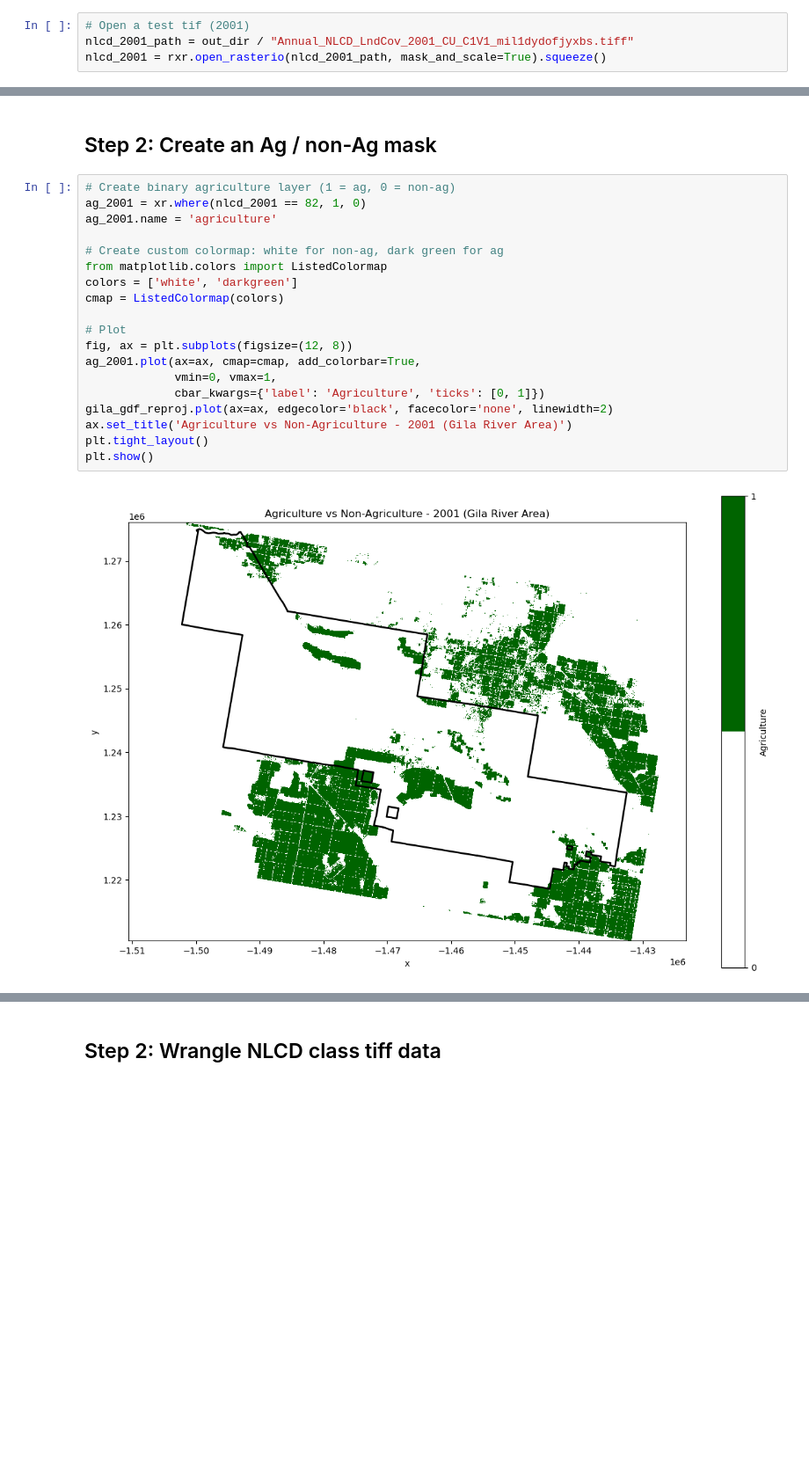
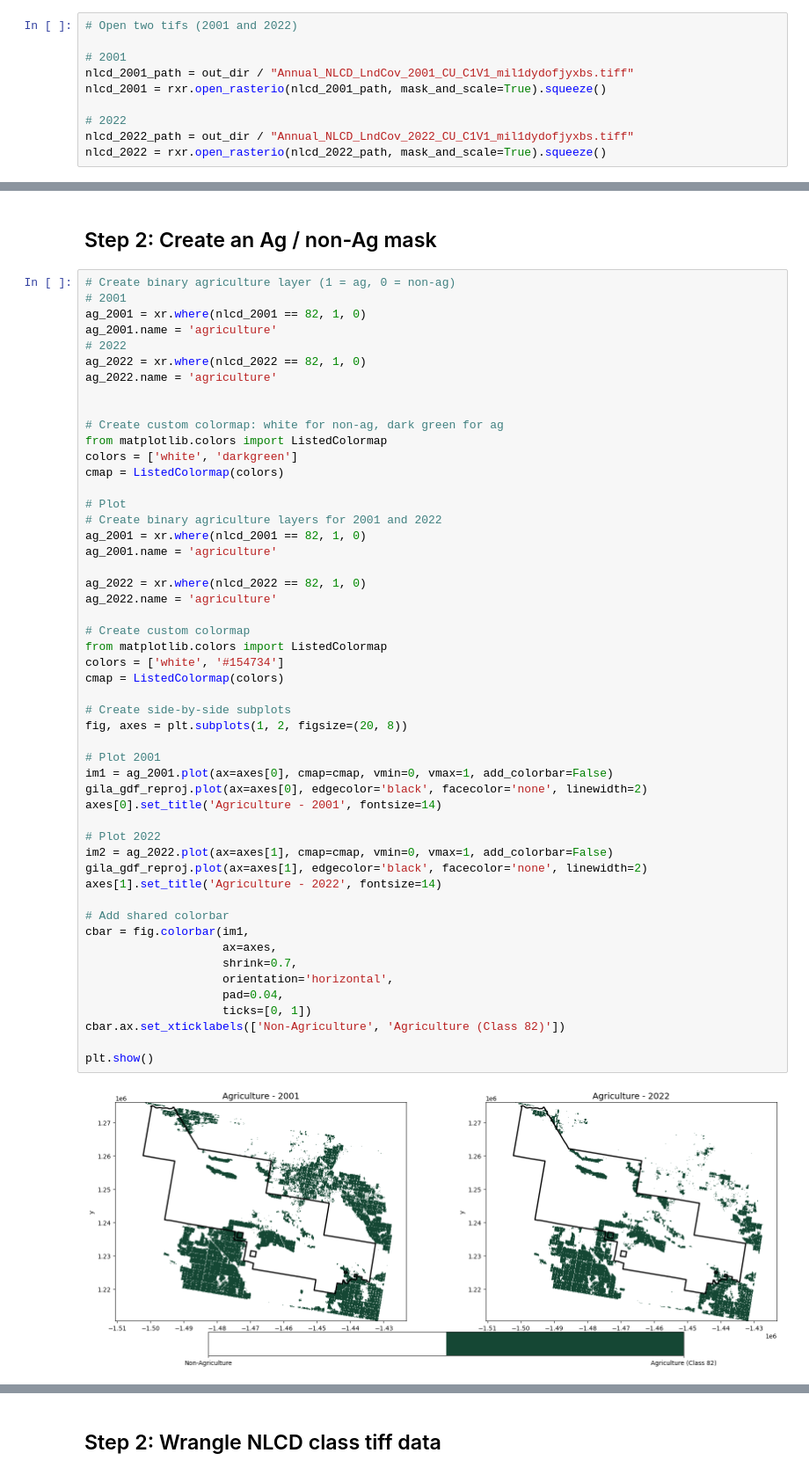
Before and after one commit to earthlab-education/04-vegetation-natshoff, a Jupyter notebook: notebooks/vegetation-05-portfolio.ipynb, the cells around one changed output, grey strips where cells are left out. Shown at 88% size. Saved outputs shown, nothing was run; the diff lists cells and outputs as text; blank space fills up the shorter version.

```diff
--- a/notebooks/vegetation-05-portfolio.ipynb
+++ b/notebooks/vegetation-05-portfolio.ipynb
@@ -65,9 +65,15 @@ Extracting Annual_NLCD_LndCov_2020_CU_C1V1_mil1dydofjyxbs.tiff from NLCD_mil1dyd
 Extracting Annual_NLCD_LndCov_2021_CU_C1V1_mil1dydofjyxbs.tiff from NLCD_mil1dydofjyxbs.zip
 Extracting Annual_NLCD_LndCov_2022_CU_C1V1_mil1dydofjyxbs.tiff from NLCD_mil1dydofjyxbs.zip
 # %%
-# Open a test tif (2001)
+# Open two tifs (2001 and 2022)
+
+# 2001
 nlcd_2001_path = out_dir / "Annual_NLCD_LndCov_2001_CU_C1V1_mil1dydofjyxbs.tiff"
 nlcd_2001 = rxr.open_rasterio(nlcd_2001_path, mask_and_scale=True).squeeze()
+
+# 2022
+nlcd_2022_path = out_dir / "Annual_NLCD_LndCov_2022_CU_C1V1_mil1dydofjyxbs.tiff"
+nlcd_2022 = rxr.open_rasterio(nlcd_2022_path, mask_and_scale=True).squeeze()
 # %%
 # Check CRS of the nlcd dataset
 print("NLCD 2001 CRS:")
@@ -102,22 +110,54 @@ plt.show()
 ## Step 2: Create an Ag / non-Ag mask
 # %%
 # Create binary agriculture layer (1 = ag, 0 = non-ag)
+# 2001
 ag_2001 = xr.where(nlcd_2001 == 82, 1, 0)
 ag_2001.name = 'agriculture'
+# 2022
+ag_2022 = xr.where(nlcd_2022 == 82, 1, 0)
+ag_2022.name = 'agriculture'
+
 
 # Create custom colormap: white for non-ag, dark green for ag
 from matplotlib.colors import ListedColormap
 colors = ['white', 'darkgreen']
 cmap = ListedColormap(colors)
 
 # Plot
-fig, ax = plt.subplots(figsize=(12, 8))
-ag_2001.plot(ax=ax, cmap=cmap, add_colorbar=True,
-             vmin=0, vmax=1,
-             cbar_kwargs={'label': 'Agriculture', 'ticks': [0, 1]})
-gila_gdf_reproj.plot(ax=ax, edgecolor='black', facecolor='none', linewidth=2)
-ax.set_title('Agriculture vs Non-Agriculture - 2001 (Gila River Area)')
-plt.tight_layout()
+# Create binary agriculture layers for 2001 and 2022
+ag_2001 = xr.where(nlcd_2001 == 82, 1, 0)
+ag_2001.name = 'agriculture'
+
+ag_2022 = xr.where(nlcd_2022 == 82, 1, 0)
+ag_2022.name = 'agriculture'
+
+# Create custom colormap
+from matplotlib.colors import ListedColormap
+colors = ['white', '#154734']
+cmap = ListedColormap(colors)
+
+# Create side-by-side subplots
+fig, axes = plt.subplots(1, 2, figsize=(20, 8))
+
+# Plot 2001
+im1 = ag_2001.plot(ax=axes[0], cmap=cmap, vmin=0, vmax=1, add_colorbar=False)
+gila_gdf_reproj.plot(ax=axes[0], edgecolor='black', facecolor='none', linewidth=2)
+axes[0].set_title('Agriculture - 2001', fontsize=14)
+
+# Plot 2022
+im2 = ag_2022.plot(ax=axes[1], cmap=cmap, vmin=0, vmax=1, add_colorbar=False)
+gila_gdf_reproj.plot(ax=axes[1], edgecolor='black', facecolor='none', linewidth=2)
+axes[1].set_title('Agriculture - 2022', fontsize=14)
+
+# Add shared colorbar
+cbar = fig.colorbar(im1,
+                    ax=axes,
+                    shrink=0.7,
+                    orientation='horizontal',
+                    pad=0.04,
+                    ticks=[0, 1])
+cbar.ax.set_xticklabels(['Non-Agriculture', 'Agriculture (Class 82)'])
+
 plt.show()
 # %% [output]
-[figure, old version]
+[figure, new version]
```
Also changed, not shown: parts of 4 cells of this notebook.
